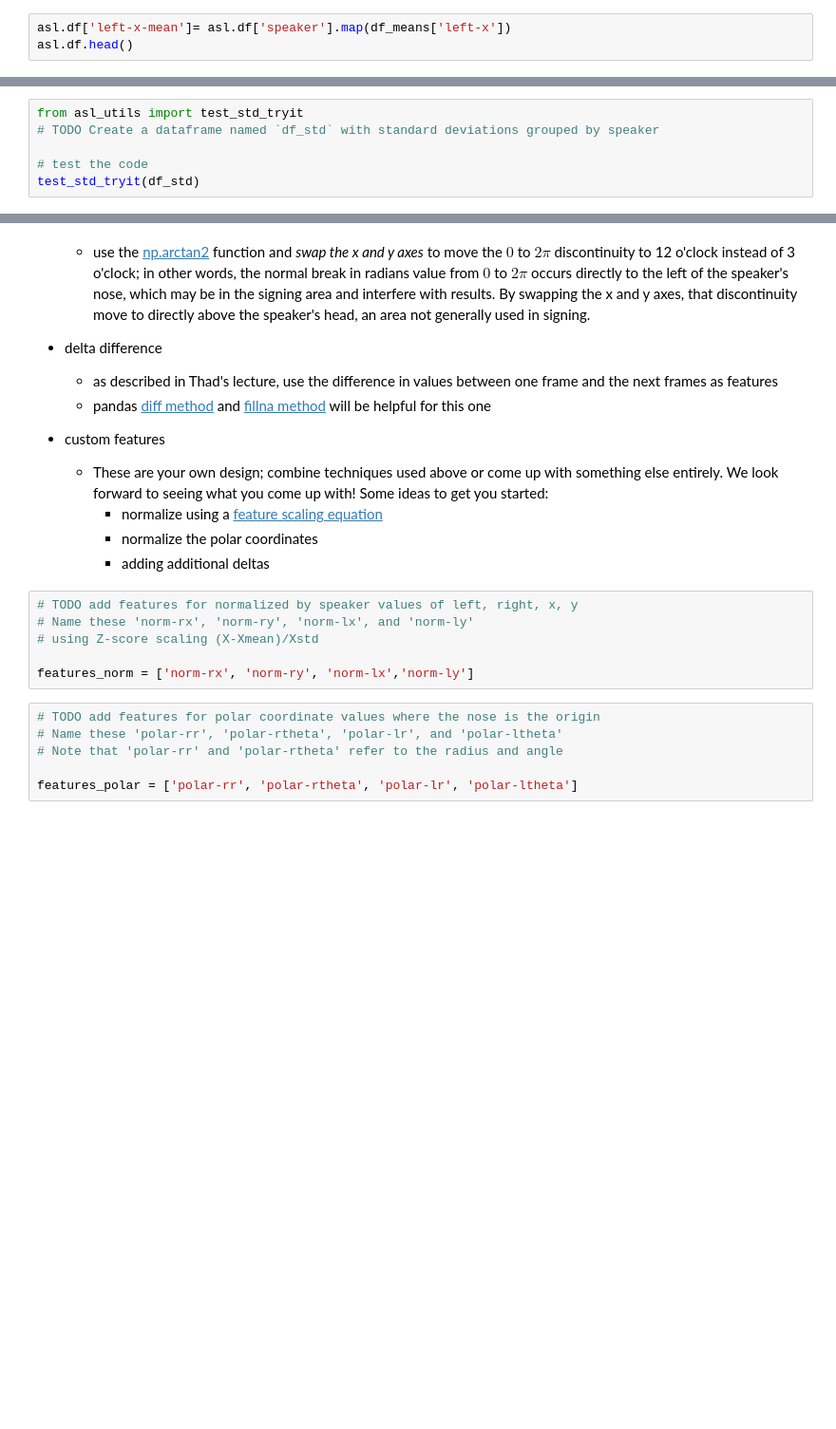
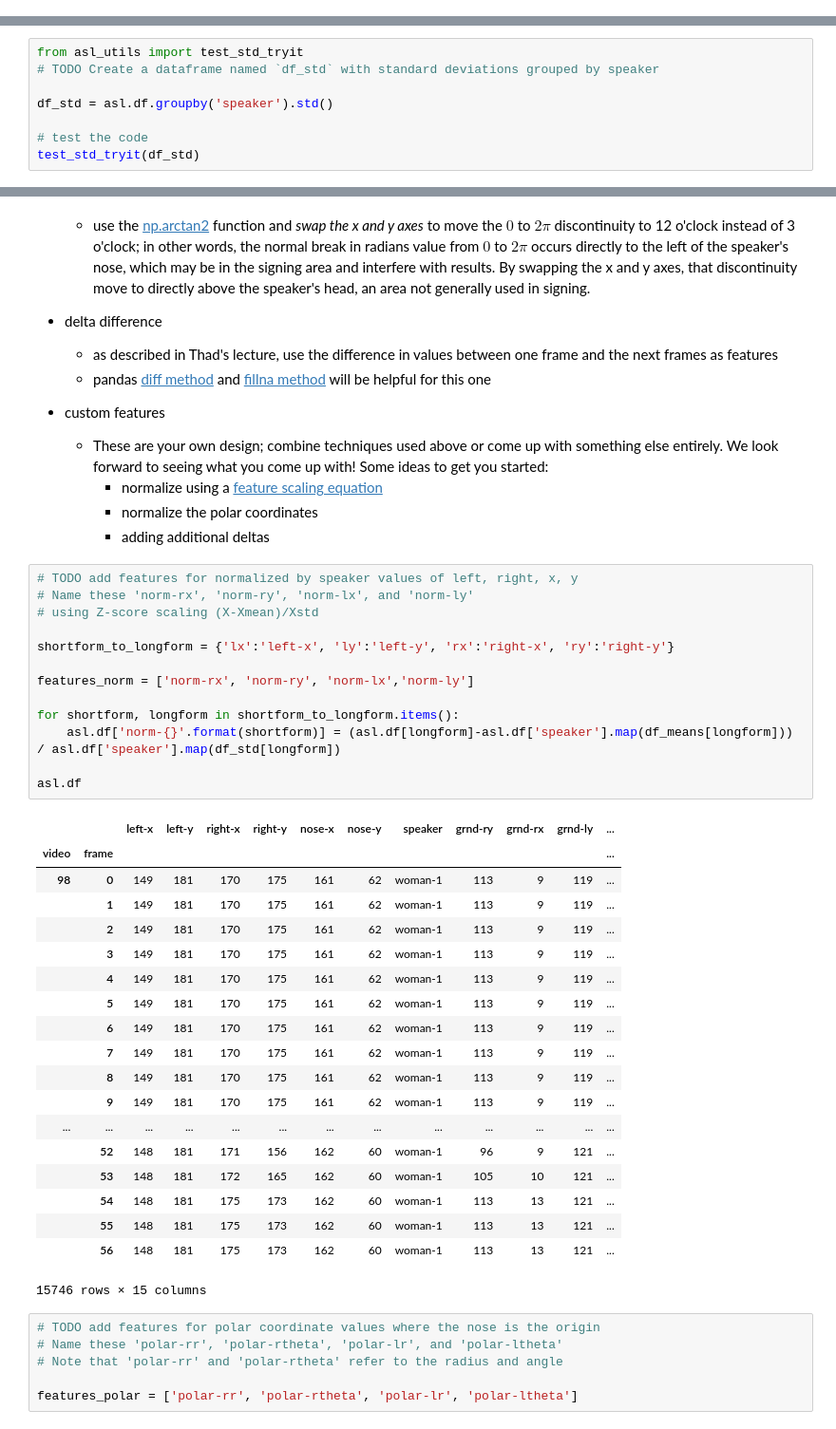
Before and after one commit to thoaionline/AIND-Recognizer, a Jupyter notebook: asl_recognizer.ipynb, the cells around one changed output, grey strips where cells are left out. Shown at 95% size. Drawn from its saved outputs; the diff is of its cells as text; blank space fills up the shorter version.

```diff
--- a/asl_recognizer.ipynb
+++ b/asl_recognizer.ipynb
@@ -123,5 +151,2 @@ df_means
 # %% [markdown]
 To select a mean that matches by speaker, use the pandas [map](http://pandas.pydata.org/pandas-docs/stable/generated/pandas.Series.map.html) method:
-# %%
-asl.df['left-x-mean']= asl.df['speaker'].map(df_means['left-x'])
-asl.df.head()
@@ -131,5 +172,7 @@ asl.df.head()
 from asl_utils import test_std_tryit
 # TODO Create a dataframe named `df_std` with standard deviations grouped by speaker
 
+df_std = asl.df.groupby('speaker').std()
+
 # test the code
 test_std_tryit(df_std)
@@ -157,9 +208,36 @@ Implement four feature sets and answer the question that follows.
 # %%
 # TODO add features for normalized by speaker values of left, right, x, y
 # Name these 'norm-rx', 'norm-ry', 'norm-lx', and 'norm-ly'
 # using Z-score scaling (X-Xmean)/Xstd
 
+shortform_to_longform = {'lx':'left-x', 'ly':'left-y', 'rx':'right-x', 'ry':'right-y'}
+
 features_norm = ['norm-rx', 'norm-ry', 'norm-lx','norm-ly']
+
+for shortform, longform in shortform_to_longform.items():
+    asl.df['norm-{}'.format(shortform)] = (asl.df[longform]-asl.df['speaker'].map(df_means[longform])) / asl.df['speaker'].map(df_std[longform])
+
+asl.df
+# %% [output]
+|  |  | left-x | left-y | right-x | right-y | nose-x | nose-y | speaker | grnd-ry | grnd-rx | grnd-ly | ... |
+| video | frame |  |  |  |  |  |  |  |  |  |  | ... |
+| 98 | 0 | 149 | 181 | 170 | 175 | 161 | 62 | woman-1 | 113 | 9 | 119 | ... |
+|  | 1 | 149 | 181 | 170 | 175 | 161 | 62 | woman-1 | 113 | 9 | 119 | ... |
+|  | 2 | 149 | 181 | 170 | 175 | 161 | 62 | woman-1 | 113 | 9 | 119 | ... |
+|  | 3 | 149 | 181 | 170 | 175 | 161 | 62 | woman-1 | 113 | 9 | 119 | ... |
+|  | 4 | 149 | 181 | 170 | 175 | 161 | 62 | woman-1 | 113 | 9 | 119 | ... |
+|  | 5 | 149 | 181 | 170 | 175 | 161 | 62 | woman-1 | 113 | 9 | 119 | ... |
+|  | 6 | 149 | 181 | 170 | 175 | 161 | 62 | woman-1 | 113 | 9 | 119 | ... |
+|  | 7 | 149 | 181 | 170 | 175 | 161 | 62 | woman-1 | 113 | 9 | 119 | ... |
+|  | 8 | 149 | 181 | 170 | 175 | 161 | 62 | woman-1 | 113 | 9 | 119 | ... |
+|  | 9 | 149 | 181 | 170 | 175 | 161 | 62 | woman-1 | 113 | 9 | 119 | ... |
+| ... | ... | ... | ... | ... | ... | ... | ... | ... | ... | ... | ... | ... |
+|  | 52 | 148 | 181 | 171 | 156 | 162 | 60 | woman-1 | 96 | 9 | 121 | ... |
+|  | 53 | 148 | 181 | 172 | 165 | 162 | 60 | woman-1 | 105 | 10 | 121 | ... |
+|  | 54 | 148 | 181 | 175 | 173 | 162 | 60 | woman-1 | 113 | 13 | 121 | ... |
+|  | 55 | 148 | 181 | 175 | 173 | 162 | 60 | woman-1 | 113 | 13 | 121 | ... |
+|  | 56 | 148 | 181 | 175 | 173 | 162 | 60 | woman-1 | 113 | 13 | 121 | ... |
+15746 rows × 15 columns
 # %%
 # TODO add features for polar coordinate values where the nose is the origin
 # Name these 'polar-rr', 'polar-rtheta', 'polar-lr', and 'polar-ltheta'
```
Also changed, not shown: parts of 16 cells of this notebook.
